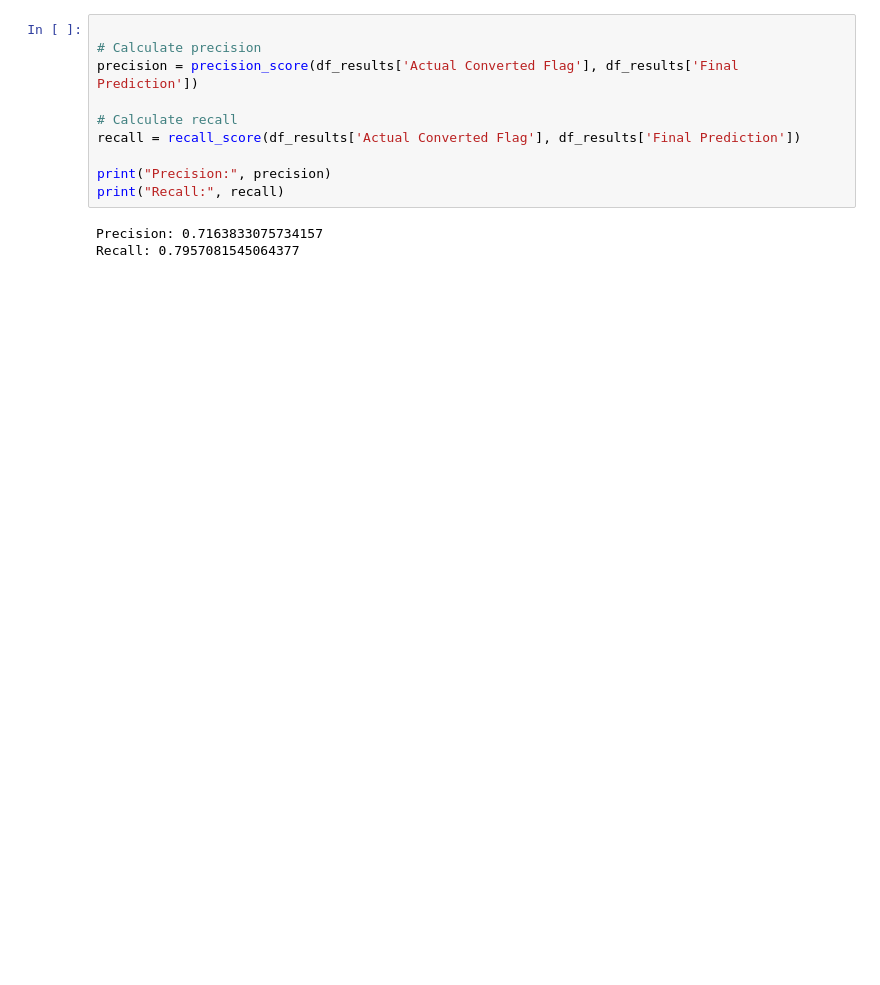
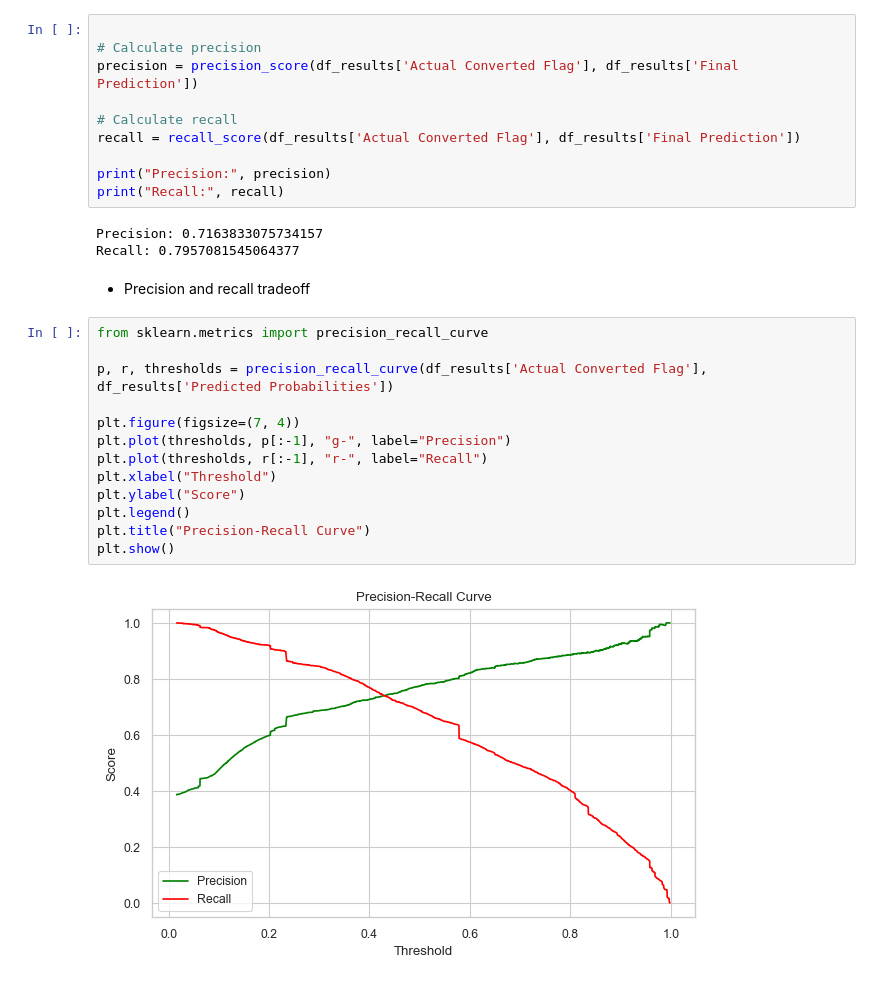
Before and after one commit to kunalworldwide/Lead-Scoring-Case-study, a Jupyter notebook: Lead-scoring-assignments.ipynb, the cells around one changed output. Cells and saved outputs as stored; diff of their text form; blank space fills up the shorter version.

Commit message:
Precision and recall tradeoff

```diff
--- a/Lead-scoring-assignments.ipynb
+++ b/Lead-scoring-assignments.ipynb
@@ -1421,3 +1407,20 @@ print("Recall:", recall)
 # %% [output]
 Precision: 0.7163833075734157
 Recall: 0.7957081545064377
+# %% [markdown]
+* Precision and recall tradeoff
+# %%
+from sklearn.metrics import precision_recall_curve
+
+p, r, thresholds = precision_recall_curve(df_results['Actual Converted Flag'], df_results['Predicted Probabilities'])
+
+plt.figure(figsize=(7, 4))
+plt.plot(thresholds, p[:-1], "g-", label="Precision")
+plt.plot(thresholds, r[:-1], "r-", label="Recall")
+plt.xlabel("Threshold")
+plt.ylabel("Score")
+plt.legend()
+plt.title("Precision-Recall Curve")
+plt.show()
+# %% [output]
+[figure, added]
```
Also changed, not shown: parts of 10 cells of this notebook.
